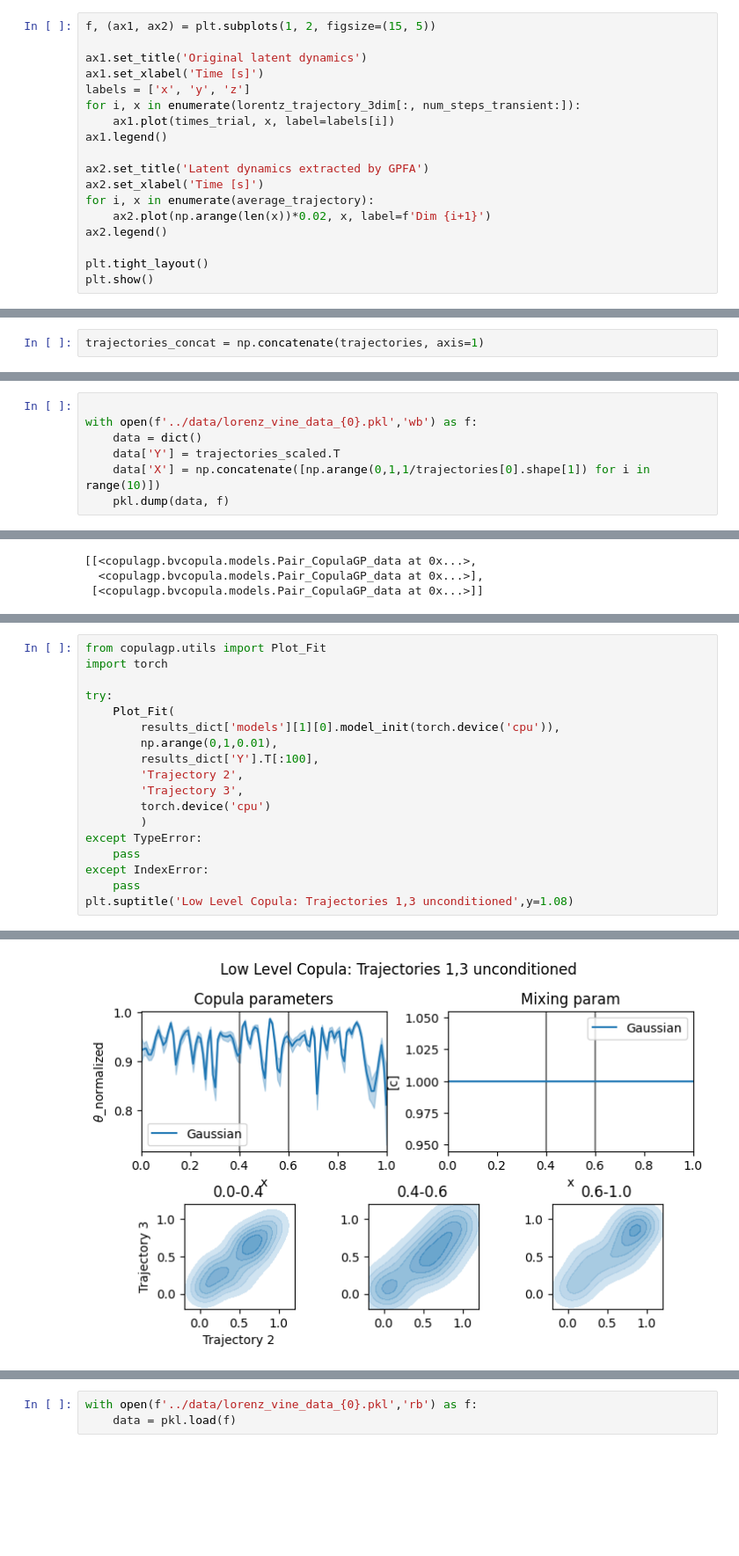
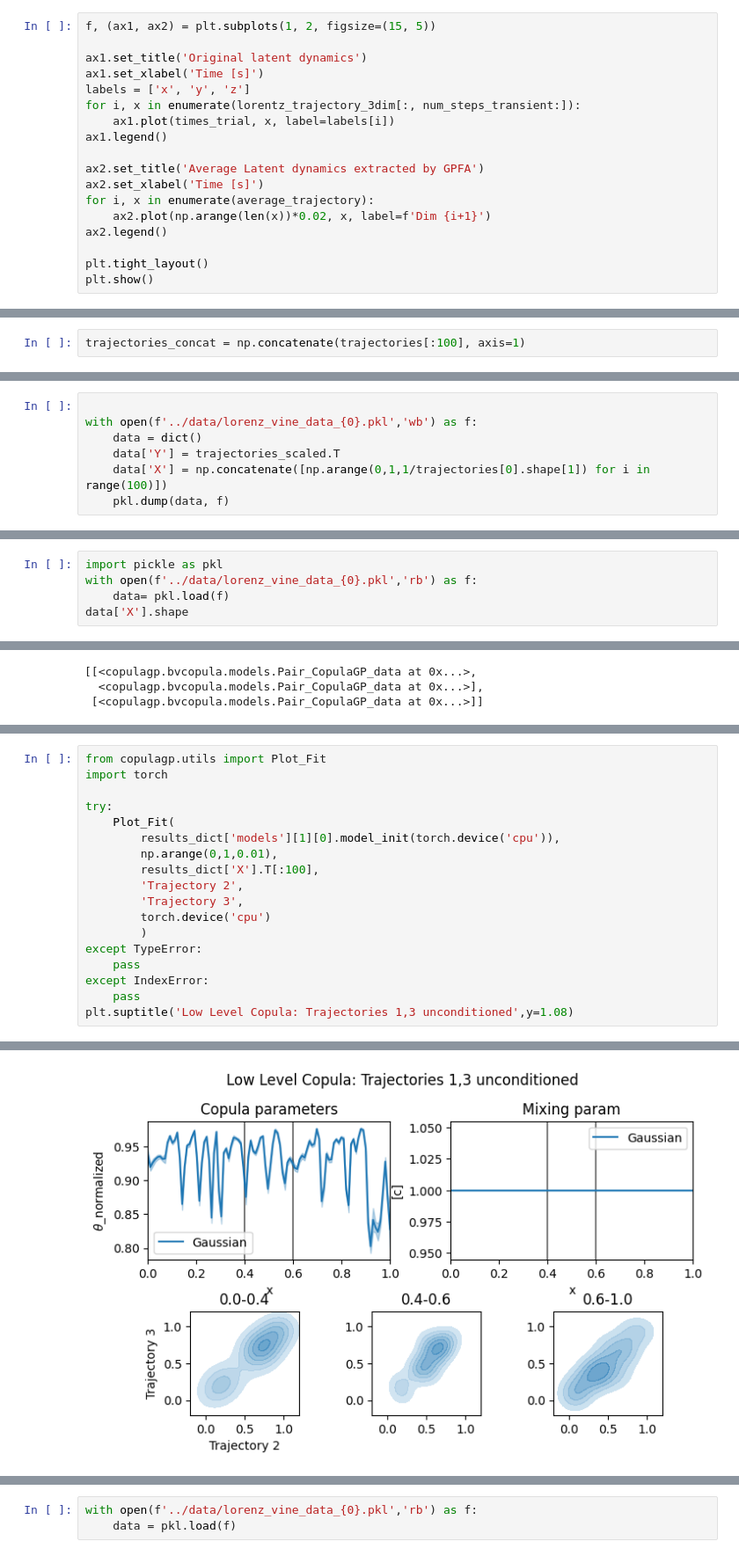
Before and after one commit to mwalden00/HonProj, a Jupyter notebook: notebooks/1.2-copulas-and-gpfa-sim-lorenz.ipynb, the cells around one changed output, grey strips where cells are left out. Shown at 88% size. Drawn from its saved outputs; the diff is of its cells as text; blank space fills up the shorter version.

Commit message:
Staged lorenz entropy calculation

```diff
--- a/notebooks/1.2-copulas-and-gpfa-sim-lorenz.ipynb
+++ b/notebooks/1.2-copulas-and-gpfa-sim-lorenz.ipynb
@@ -295,7 +295,7 @@ for i, x in enumerate(lorentz_trajectory_3dim[:, num_steps_transient:]):
     ax1.plot(times_trial, x, label=labels[i])
 ax1.legend()
 
-ax2.set_title('Latent dynamics extracted by GPFA')
+ax2.set_title('Average Latent dynamics extracted by GPFA')
 ax2.set_xlabel('Time [s]')
 for i, x in enumerate(average_trajectory):
     ax2.plot(np.arange(len(x))*0.02, x, label=f'Dim {i+1}')
@@ -324,5 +324,5 @@ trajectories.shape
 # %%
-trajectories_concat = np.concatenate(trajectories, axis=1)
+trajectories_concat = np.concatenate(trajectories[:100], axis=1)
 # %%
 import pickle as pkl
 
@@ -342,5 +345,5 @@ array([0.61334688, 0.61205898, 0.61056698])
 with open(f'../data/lorenz_vine_data_{0}.pkl','wb') as f:
     data = dict()
     data['Y'] = trajectories_scaled.T
-    data['X'] = np.concatenate([np.arange(0,1,1/trajectories[0].shape[1]) for i in range(10)])
+    data['X'] = np.concatenate([np.arange(0,1,1/trajectories[0].shape[1]) for i in range(100)])
     pkl.dump(data, f)
@@ -350,0 +350,5 @@ data['Y'].shape
+# %%
+import pickle as pkl
+with open(f'../data/lorenz_vine_data_{0}.pkl','rb') as f:
+    data= pkl.load(f)
+data['X'].shape
@@ -403,21 +422,21 @@ Text(0.5, 1.08, 'Low Level Copula: Trajectories 1,2 unconditioned')
 # %%
 from copulagp.utils import Plot_Fit
 import torch
 
 try:
     Plot_Fit(
         results_dict['models'][1][0].model_init(torch.device('cpu')),
         np.arange(0,1,0.01),
-        results_dict['Y'].T[:100],
+        results_dict['X'].T[:100],
         'Trajectory 2',
         'Trajectory 3',
         torch.device('cpu')
         )
 except TypeError:
     pass
 except IndexError:
     pass
 plt.suptitle('Low Level Copula: Trajectories 1,3 unconditioned',y=1.08)
 # %% [output]
 Text(0.5, 1.08, 'Low Level Copula: Trajectories 1,3 unconditioned')
-[figure, old version]
+[figure, new version]
```
Also changed, not shown: parts of 18 cells of this notebook, 2 other files.
